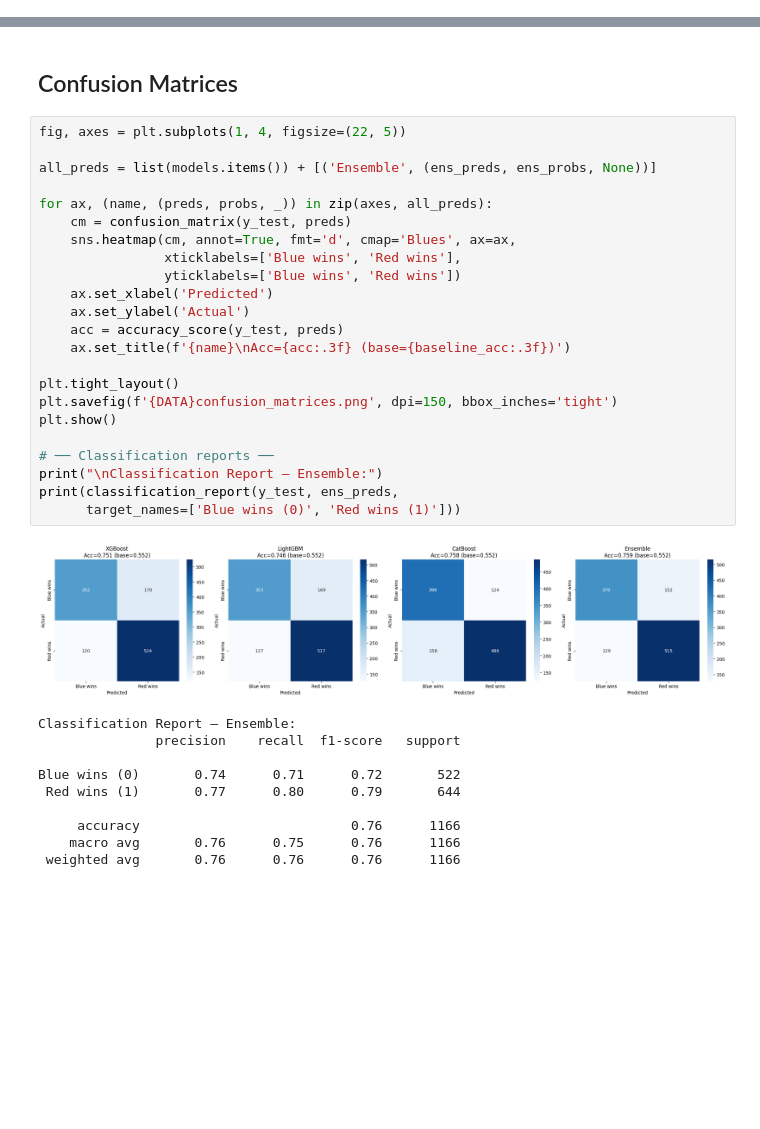
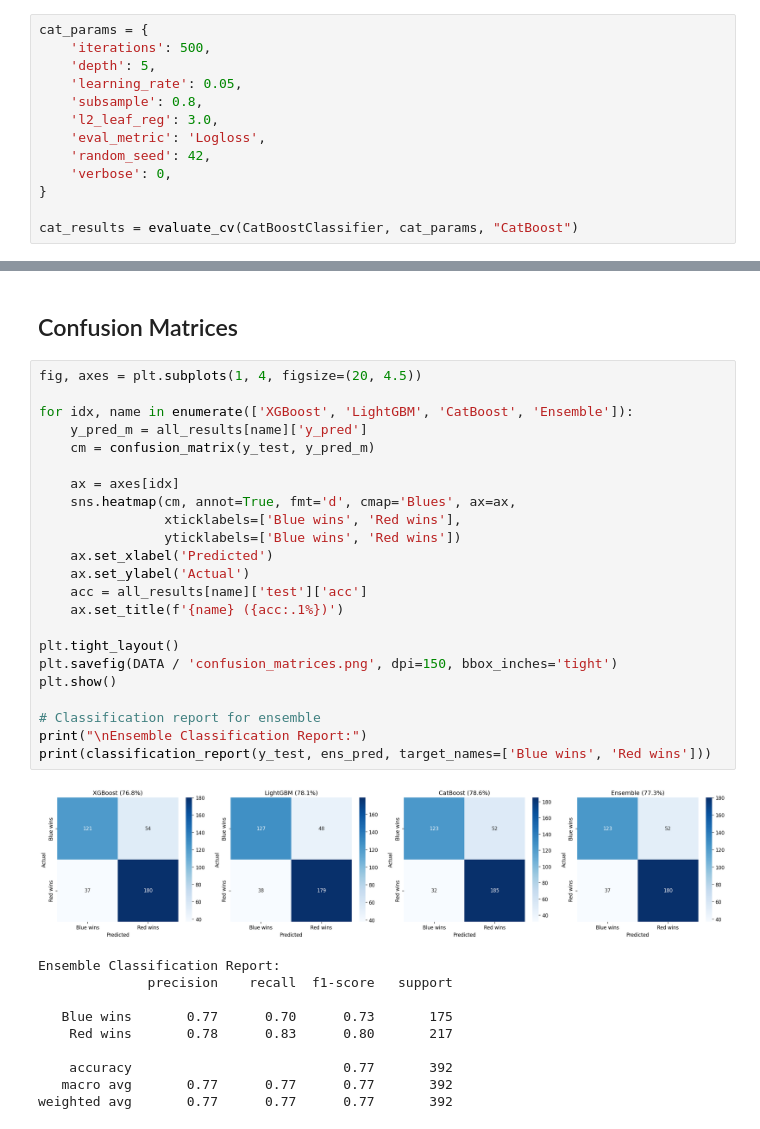
Before and after one commit to sandersont/UFCML, a Jupyter notebook: notebooks/05_modeling.ipynb, the cells around one changed output, grey strips where cells are left out. Cells and saved outputs as stored; diff of their text form; blank space fills up the shorter version.

```diff
--- a/notebooks/05_modeling.ipynb
+++ b/notebooks/05_modeling.ipynb
@@ -324,0 +279,13 @@ CatBoost — 5-Fold TimeSeriesSplit CV
+# %%
+cat_params = {
+    'iterations': 500,
+    'depth': 5,
+    'learning_rate': 0.05,
+    'subsample': 0.8,
+    'l2_leaf_reg': 3.0,
+    'eval_metric': 'Logloss',
+    'random_seed': 42,
+    'verbose': 0,
+}
+
+cat_results = evaluate_cv(CatBoostClassifier, cat_params, "CatBoost")
@@ -733,36 +743,36 @@ event_date         fighter_1          fighter_2  ens_prob  f1_win        weight_
 # %% [markdown]
 ## Confusion Matrices
 # %%
-fig, axes = plt.subplots(1, 4, figsize=(22, 5))
+fig, axes = plt.subplots(1, 4, figsize=(20, 4.5))
 
-all_preds = list(models.items()) + [('Ensemble', (ens_preds, ens_probs, None))]
+for idx, name in enumerate(['XGBoost', 'LightGBM', 'CatBoost', 'Ensemble']):
+    y_pred_m = all_results[name]['y_pred']
+    cm = confusion_matrix(y_test, y_pred_m)
 
-for ax, (name, (preds, probs, _)) in zip(axes, all_preds):
-    cm = confusion_matrix(y_test, preds)
+    ax = axes[idx]
     sns.heatmap(cm, annot=True, fmt='d', cmap='Blues', ax=ax,
                 xticklabels=['Blue wins', 'Red wins'],
                 yticklabels=['Blue wins', 'Red wins'])
     ax.set_xlabel('Predicted')
     ax.set_ylabel('Actual')
-    acc = accuracy_score(y_test, preds)
-    ax.set_title(f'{name}\nAcc={acc:.3f} (base={baseline_acc:.3f})')
+    acc = all_results[name]['test']['acc']
+    ax.set_title(f'{name} ({acc:.1%})')
 
 plt.tight_layout()
-plt.savefig(f'{DATA}confusion_matrices.png', dpi=150, bbox_inches='tight')
+plt.savefig(DATA / 'confusion_matrices.png', dpi=150, bbox_inches='tight')
 plt.show()
 
-# ── Classification reports ──
-print("\nClassification Report — Ensemble:")
-print(classification_report(y_test, ens_preds,
-      target_names=['Blue wins (0)', 'Red wins (1)']))
+# Classification report for ensemble
+print("\nEnsemble Classification Report:")
+print(classification_report(y_test, ens_pred, target_names=['Blue wins', 'Red wins']))
 # %% [output]
-[figure, old version]
+[figure, new version]
-Classification Report — Ensemble:
-               precision    recall  f1-score   support
+Ensemble Classification Report:
+              precision    recall  f1-score   support
 
-Blue wins (0)       0.74      0.71      0.72       522
- Red wins (1)       0.77      0.80      0.79       644
+   Blue wins       0.77      0.70      0.73       175
+    Red wins       0.78      0.83      0.80       217
 
-     accuracy                           0.76      1166
-    macro avg       0.76      0.75      0.76      1166
- weighted avg       0.76      0.76      0.76      1166
+    accuracy                           0.77       392
+   macro avg       0.77      0.77      0.77       392
+weighted avg       0.77      0.77      0.77       392
```
Also changed, not shown: parts of 50 cells of this notebook, 22 other files.
